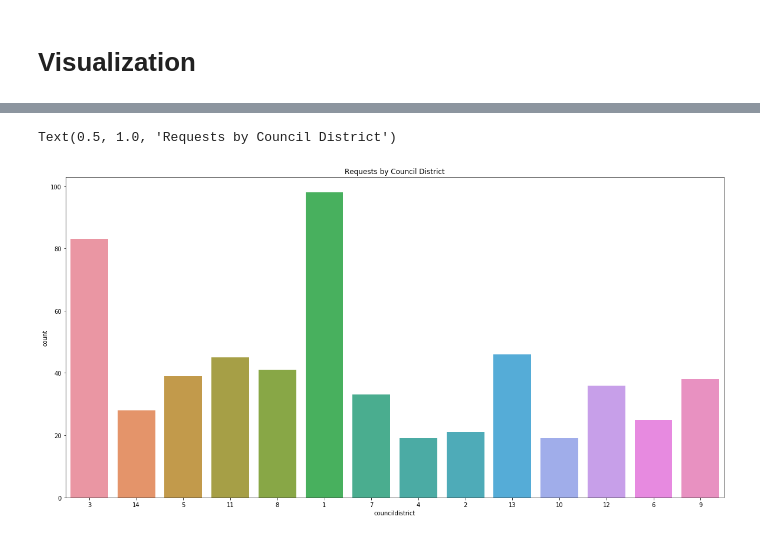
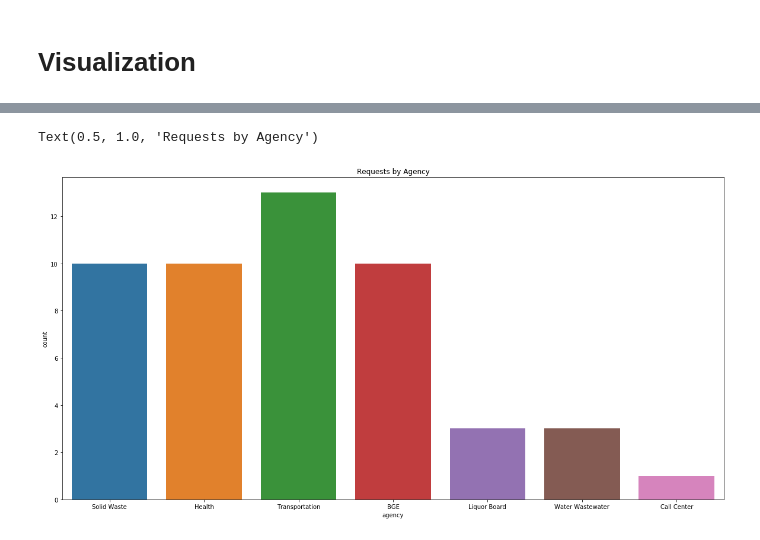
Before and after one commit to ggacuca/Projects, a Jupyter notebook: 311 Data.ipynb, the cells around one changed output, grey strips where cells are left out. Cells and saved outputs as stored; diff of their text form; code cells hidden in the pictures.

```diff
--- a/311 Data.ipynb
+++ b/311 Data.ipynb
@@ -170,7 +241,5 @@ data_df['createddate'] = pd.to_datetime(data_df['createddate'], format='%A-%Y-%m
 # %%
-data_df['duedate'] = pd.to_datetime(data_df['duedate'], format='%A-%Y-%m-%d %H:%M:%S')
+data_df['closedate'] = pd.to_datetime(data_df['closedate'], format='%Y-%m-%d %H:%M:%S')
-# %%
-data_df['closedate'] = pd.to_datetime(data_df['closedate'], format='%A-%Y-%m-%d %H:%M:%S')
 # %%
 data_df['actual_time_spent'] = data_df['closedate'] - data_df['createddate']
 # %%
@@ -186,0 +273,6 @@ data_df.head()
+# %%
+mean1=data_df['actual_time_spent'].mean()
+data_df['actual_time_spent'].replace(np.nan,mean1, inplace=True)
+# %%
+mean2=data_df['expected_time_spent'].mean()
+data_df['expected_time_spent'].replace(np.nan,mean2, inplace=True)
@@ -231,7 +369,7 @@ Text(0.5, 1.0, 'Requests by Neighborhood')
 # %%
 plt.figure(figsize=(20,10))
-sns.countplot(x=data_df['councildistrict'])
-plt.title('Requests by Council District')
+sns.countplot(x=sdata_df['agency'])
+plt.title('Requests by Agency')
 # %% [output]
-Text(0.5, 1.0, 'Requests by Council District')
+Text(0.5, 1.0, 'Requests by Agency')
-[figure, old version]
+[figure, new version]
```
Also changed, not shown: parts of 31 cells of this notebook.
